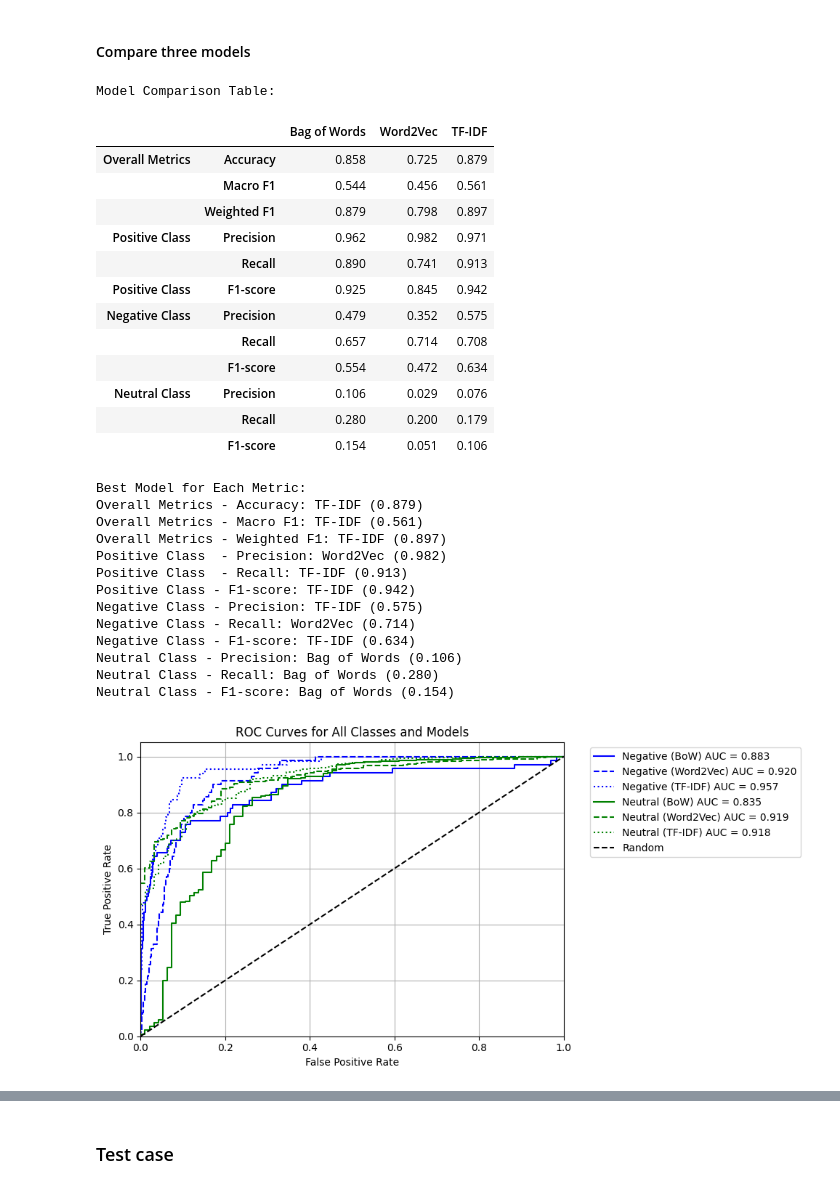
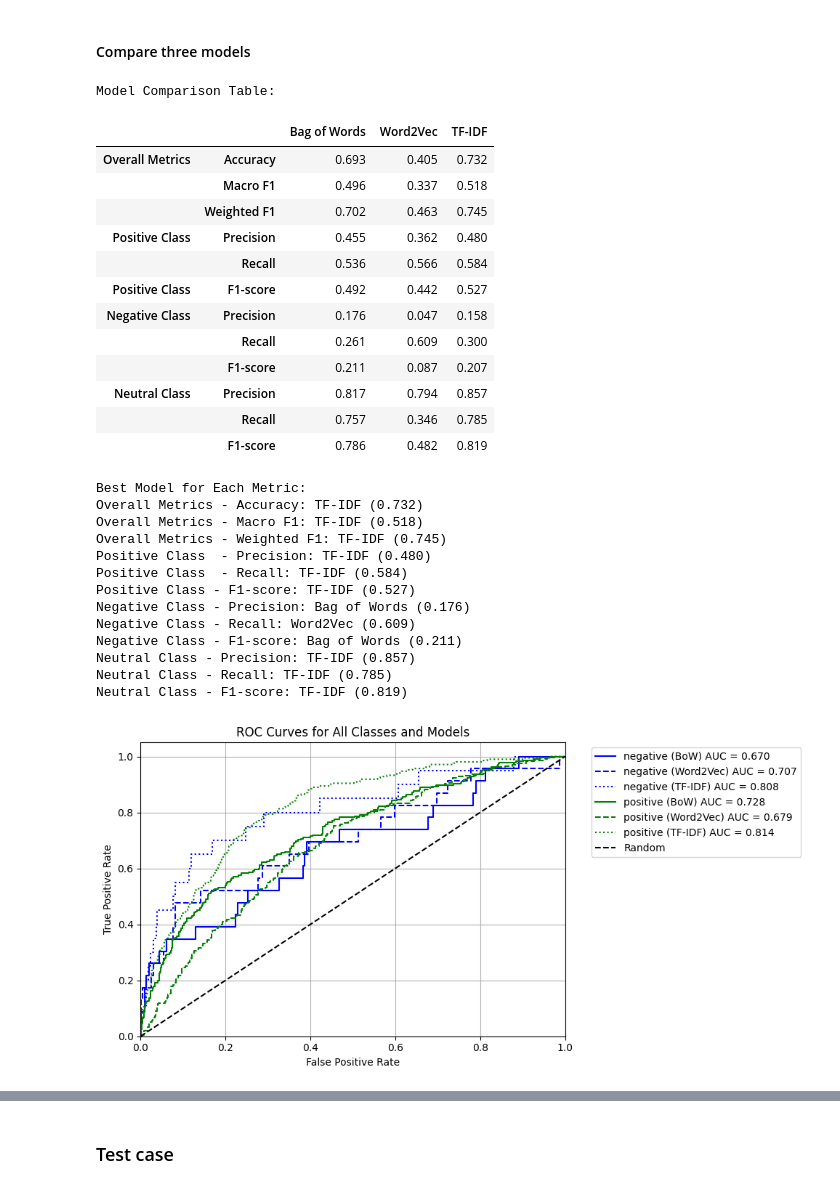
Before and after one commit to Jianting-Selina/CSCN8010_practical_lab, a Jupyter notebook: FinalProjectApplying NLP.ipynb, the cells around one changed output, grey strips where cells are left out. Cells and saved outputs as stored; diff of their text form; code cells hidden in the pictures.

```diff
--- a/FinalProjectApplying NLP.ipynb
+++ b/FinalProjectApplying NLP.ipynb
@@ -606,10 +606,9 @@ X_tfidf = tfidf_features
 
 print(data['sentiment'].unique)
 # Encode sentiment labels
-data['sentiment_encoded'] = data['sentiment'].map({'Positive': 1, 'Negative': 0, 'Neutral': 2})
+data['sentiment_encoded'] = data['sentiment'].map({'positive': 1, 'negative': 0, 'neutral': 2})
 y = data['sentiment_encoded']
-unmapped_values = data[~data['sentiment'].isin(['Positive', 'Negative', 'Neutral'])]
-print(unmapped_values)
+
 
 # Split the data for TF-IDF model
 X_tfidf_train, X_tfidf_test, y_tfidf_train, y_tfidf_test = train_test_split(
@@ -703,7 +730,7 @@ import matplotlib.pyplot as plt
 X_w2v = np.vstack(data['word2vec_embedding'].values)
 
 # Encode 'sentiment' column into numeric labels
-data['sentiment_encoded'] = data['sentiment'].map({'Positive': 1, 'Negative': 0, 'Neutral': 2})
+data['sentiment_encoded'] = data['sentiment'].map({'positive': 1, 'negative': 0, 'neutral': 2})
 y = data['sentiment_encoded']
 
 # Split the data for Word2Vec model
@@ -779,7 +806,7 @@ bow_vectorizer = CountVectorizer(max_features=1000)
 X_bow = bow_vectorizer.fit_transform(data['processed_review'].fillna('')).toarray()
 
 # Encode the target labels
-data['sentiment_encoded'] = data['sentiment'].map({'Positive': 1, 'Negative': 0, 'Neutral': 2})
+data['sentiment_encoded'] = data['sentiment'].map({'positive': 1, 'negative': 0, 'neutral': 2})
 y = data['sentiment_encoded']
 
 # Split the data for BoW model
@@ -923,31 +950,31 @@ for metric in metrics_df.index:
 # %% [output]
 Model Comparison Table:
 |  |  | Bag of Words | Word2Vec | TF-IDF |
-| Overall Metrics | Accuracy | 0.858 | 0.725 | 0.879 |
-|  | Macro F1 | 0.544 | 0.456 | 0.561 |
-|  | Weighted F1 | 0.879 | 0.798 | 0.897 |
-| Positive Class | Precision | 0.962 | 0.982 | 0.971 |
-|  | Recall | 0.890 | 0.741 | 0.913 |
-| Positive Class | F1-score | 0.925 | 0.845 | 0.942 |
-| Negative Class | Precision | 0.479 | 0.352 | 0.575 |
-|  | Recall | 0.657 | 0.714 | 0.708 |
-|  | F1-score | 0.554 | 0.472 | 0.634 |
-| Neutral Class | Precision | 0.106 | 0.029 | 0.076 |
-|  | Recall | 0.280 | 0.200 | 0.179 |
-|  | F1-score | 0.154 | 0.051 | 0.106 |
+| Overall Metrics | Accuracy | 0.693 | 0.405 | 0.732 |
+|  | Macro F1 | 0.496 | 0.337 | 0.518 |
+|  | Weighted F1 | 0.702 | 0.463 | 0.745 |
+| Positive Class | Precision | 0.455 | 0.362 | 0.480 |
+|  | Recall | 0.536 | 0.566 | 0.584 |
+| Positive Class | F1-score | 0.492 | 0.442 | 0.527 |
+| Negative Class | Precision | 0.176 | 0.047 | 0.158 |
+|  | Recall | 0.261 | 0.609 | 0.300 |
+|  | F1-score | 0.211 | 0.087 | 0.207 |
+| Neutral Class | Precision | 0.817 | 0.794 | 0.857 |
+|  | Recall | 0.757 | 0.346 | 0.785 |
+|  | F1-score | 0.786 | 0.482 | 0.819 |
 Best Model for Each Metric:
-Overall Metrics - Accuracy: TF-IDF (0.879)
-Overall Metrics - Macro F1: TF-IDF (0.561)
-Overall Metrics - Weighted F1: TF-IDF (0.897)
-Positive Class  - Precision: Word2Vec (0.982)
-Positive Class  - Recall: TF-IDF (0.913)
-Positive Class - F1-score: TF-IDF (0.942)
-Negative Class - Precision: TF-IDF (0.575)
-Negative Class - Recall: Word2Vec (0.714)
-Negative Class - F1-score: TF-IDF (0.634)
-Neutral Class - Precision: Bag of Words (0.106)
-Neutral Class - Recall: Bag of Words (0.280)
-Neutral Class - F1-score: Bag of Words (0.154)
+Overall Metrics - Accuracy: TF-IDF (0.732)
+Overall Metrics - Macro F1: TF-IDF (0.518)
+Overall Metrics - Weighted F1: TF-IDF (0.745)
+Positive Class  - Precision: TF-IDF (0.480)
+Positive Class  - Recall: TF-IDF (0.584)
+Positive Class - F1-score: TF-IDF (0.527)
+Negative Class - Precision: Bag of Words (0.176)
+Negative Class - Recall: Word2Vec (0.609)
+Negative Class - F1-score: Bag of Words (0.211)
+Neutral Class - Precision: TF-IDF (0.857)
+Neutral Class - Recall: TF-IDF (0.785)
+Neutral Class - F1-score: TF-IDF (0.819)
 # %%
 import numpy as np
 from sklearn.metrics import roc_curve, auc
@@ -961,7 +988,7 @@ def plot_roc_curves(y_test_bow, y_pred_proba_bow,
     plt.figure(figsize=(10, 5))
 
     # Plot only Negative and Neutral classes
-    classes = ['Negative', 'Neutral']
+    classes = ['negative', 'positive']
     colors = ['blue', 'green']
     models = ['BoW', 'Word2Vec', 'TF-IDF']
     line_styles = ['-', '--', ':']
@@ -982,31 +1009,31 @@ def plot_roc_curves(y_test_bow, y_pred_proba_bow,
 
         # TF-IDF
         fpr, tpr, _ = roc_curve(y_test_tfidf == i, y_pred_proba_tfidf[:, i])
         roc_auc = auc(fpr, tpr)
         plt.plot(fpr, tpr, color=colors[i], linestyle=line_styles[2],
                 label=f'{class_name} (TF-IDF) AUC = {roc_auc:.3f}')
 
     # Add diagonal line
     plt.plot([0, 1], [0, 1], 'k--', label='Random')
 
     plt.xlim([0.0, 1.0])
     plt.ylim([0.0, 1.05])
     plt.xlabel('False Positive Rate')
     plt.ylabel('True Positive Rate')
     plt.title('ROC Curves for All Classes and Models')
     plt.legend(bbox_to_anchor=(1.05, 1), loc='upper left')
     plt.grid(True)
     plt.tight_layout()
     plt.show()
 
 # Get probability predictions for each model
 y_bow_proba = bow_model.predict_proba(X_bow_test)
 y_w2v_proba = w2v_model.predict_proba(X_w2v_test)
 y_tfidf_proba = tfidf_model.predict_proba(X_tfidf_test)
 
 # Plot ROC curves
 plot_roc_curves(y_bow_test, y_bow_proba,
                 y_w2v_test, y_w2v_proba,
                 y_tfidf_test, y_tfidf_proba)
 # %% [output]
-[figure, old version]
+[figure, new version]
```
Also changed, not shown: parts of 9 cells of this notebook.
